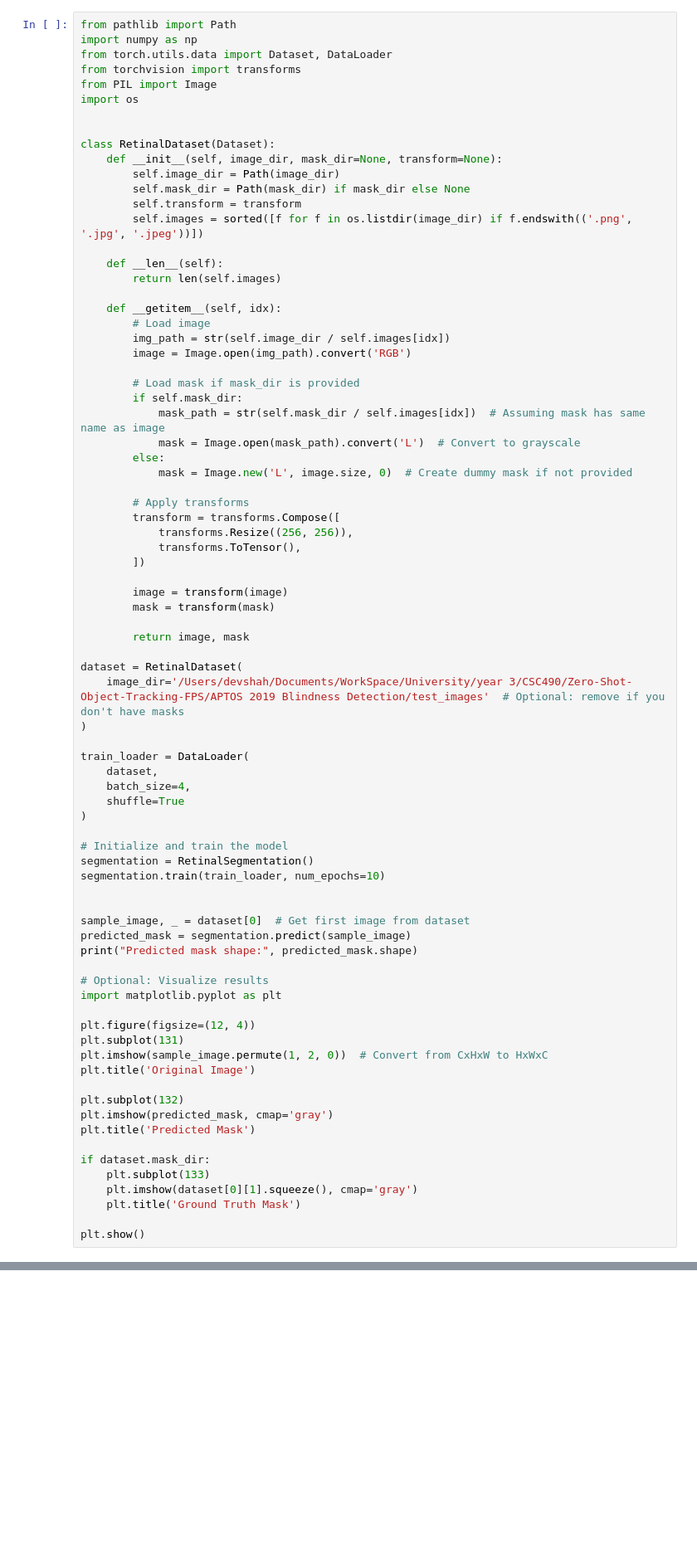
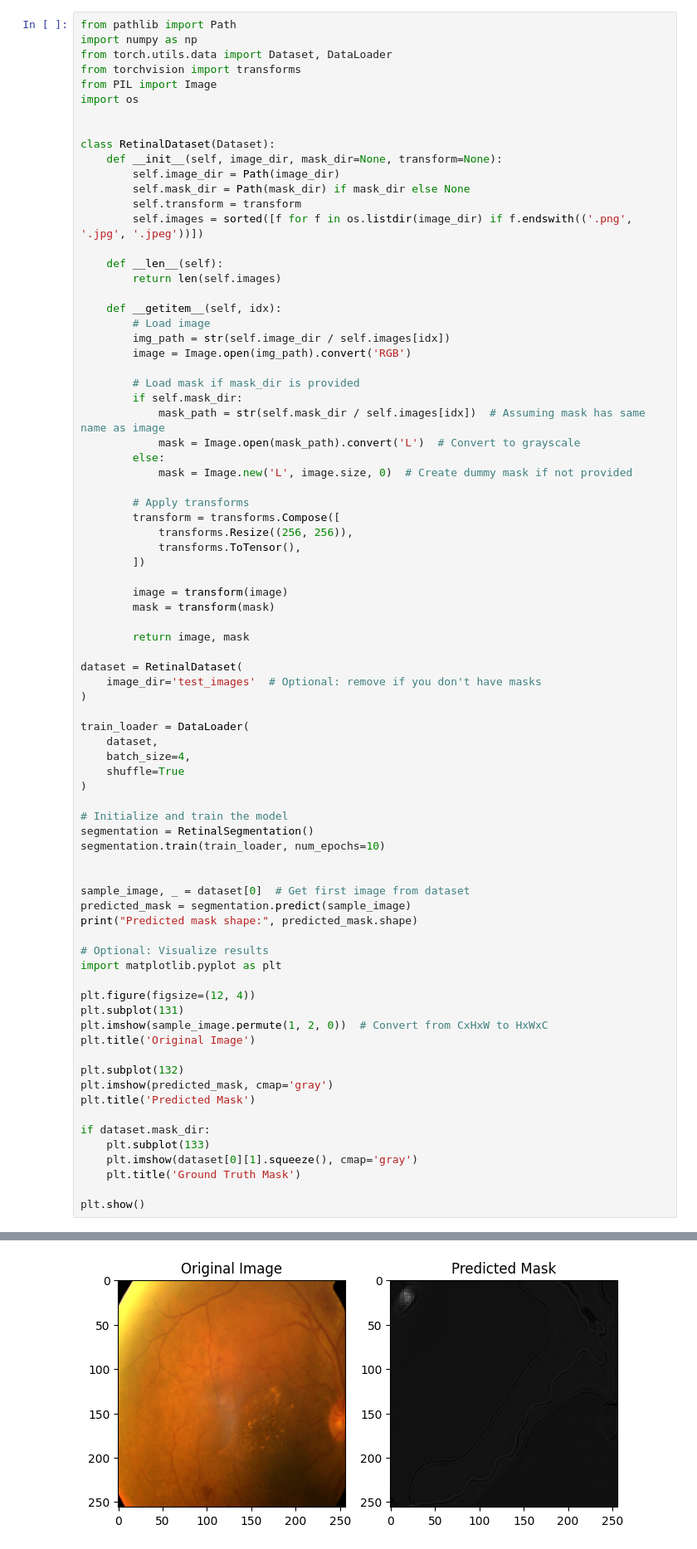
Before and after one commit to Saadullah-2004/Retinal-Disease-Detection, a Jupyter notebook: segmentation.ipynb, the cells around one changed output, grey strips where cells are left out. Shown at 83% size. Saved outputs shown, nothing was run; the diff lists cells and outputs as text; blank space fills up the shorter version.

```diff
--- a/segmentation.ipynb
+++ b/segmentation.ipynb
@@ -161,7 +161,7 @@ class RetinalDataset(Dataset):
         return image, mask
 
 dataset = RetinalDataset(
-    image_dir='/Users/devshah/Documents/WorkSpace/University/year 3/CSC490/Zero-Shot-Object-Tracking-FPS/APTOS 2019 Blindness Detection/test_images'  # Optional: remove if you don't have masks
+    image_dir='test_images'  # Optional: remove if you don't have masks
 )
 
 train_loader = DataLoader(
@@ -201,0 +212 @@ KeyboardInterrupt:
+[figure, added]
```
Also changed, not shown: parts of 1 cell of this notebook, 2 other files.
